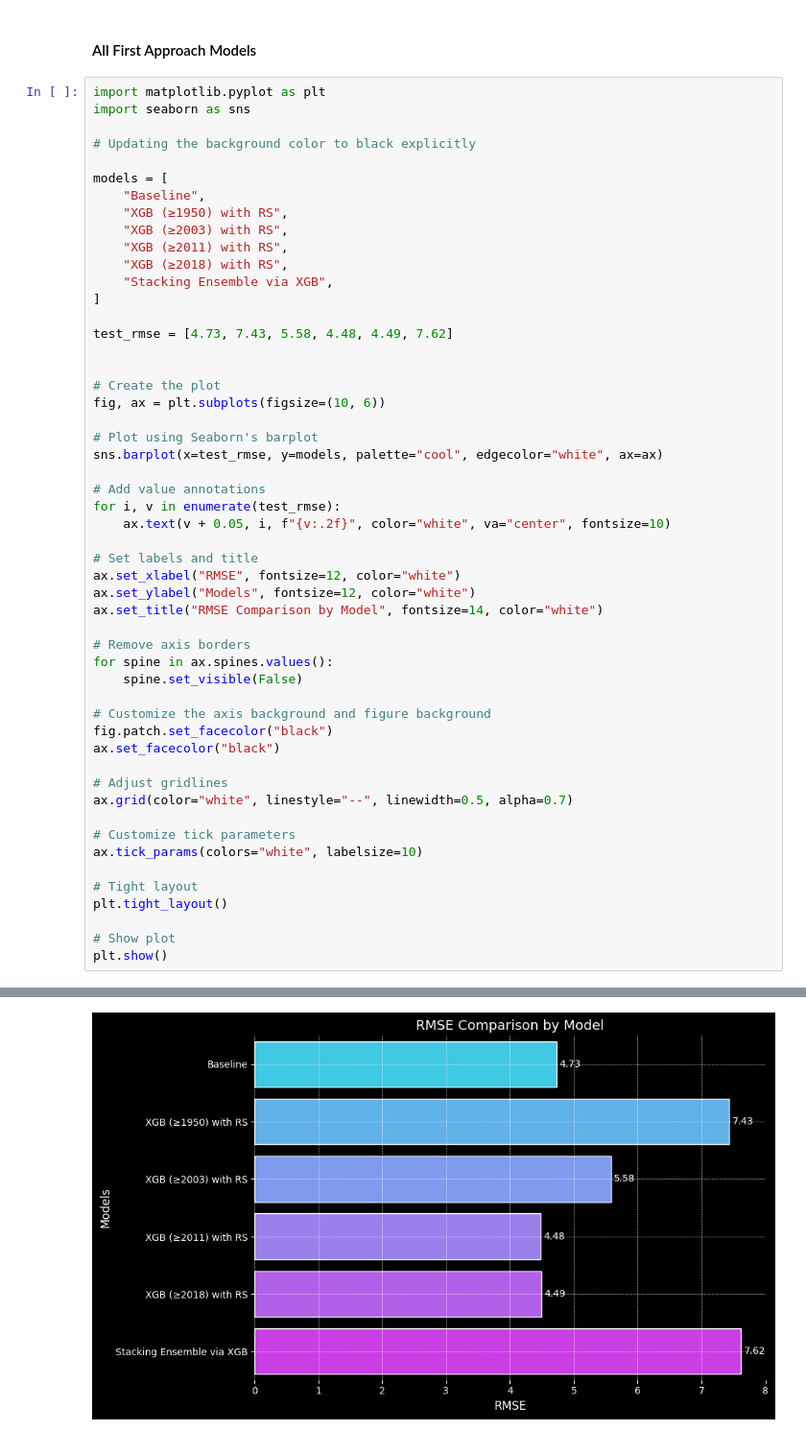
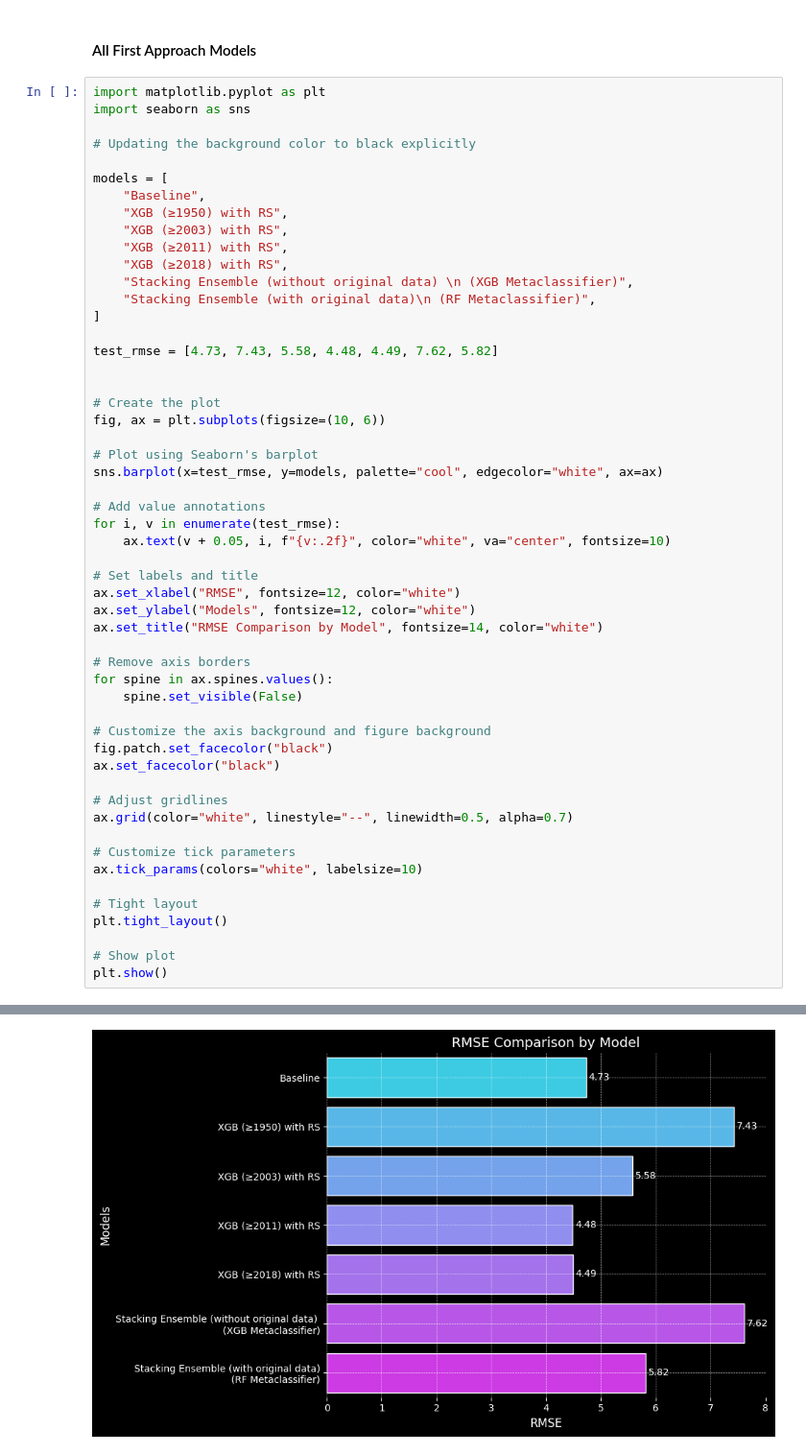
Before and after one commit to fengelnsbauer/ie500-data-mining-group7, a Jupyter notebook: src/40_plots.ipynb, the cells around one changed output, grey strips where cells are left out. Shown at 96% size. Cells and saved outputs as stored; diff of their text form.

Commit message:
feat: update plots

```diff
--- a/src/40_plots.ipynb
+++ b/src/40_plots.ipynb
@@ -12,10 +12,11 @@ models = [
     "XGB (≥2003) with RS",
     "XGB (≥2011) with RS",
     "XGB (≥2018) with RS",
-    "Stacking Ensemble via XGB",
+    "Stacking Ensemble (without original data) \n (XGB Metaclassifier)",
+    "Stacking Ensemble (with original data)\n (RF Metaclassifier)",
 ]
 
-test_rmse = [4.73, 7.43, 5.58, 4.48, 4.49, 7.62]
+test_rmse = [4.73, 7.43, 5.58, 4.48, 4.49, 7.62, 5.82]
 
 
 # Create the plot
@@ -29,31 +30,31 @@ for i, v in enumerate(test_rmse):
     ax.text(v + 0.05, i, f"{v:.2f}", color="white", va="center", fontsize=10)
 
 # Set labels and title
 ax.set_xlabel("RMSE", fontsize=12, color="white")
 ax.set_ylabel("Models", fontsize=12, color="white")
 ax.set_title("RMSE Comparison by Model", fontsize=14, color="white")
 
 # Remove axis borders
 for spine in ax.spines.values():
     spine.set_visible(False)
 
 # Customize the axis background and figure background
 fig.patch.set_facecolor("black")
 ax.set_facecolor("black")
 
 # Adjust gridlines
 ax.grid(color="white", linestyle="--", linewidth=0.5, alpha=0.7)
 
 # Customize tick parameters
 ax.tick_params(colors="white", labelsize=10)
 
 # Tight layout
 plt.tight_layout()
 
 # Show plot
 plt.show()
 # %% [output]
 Passing `palette` without assigning `hue` is deprecated and will be removed in v0.14.0. Assign the `y` variable to `hue` and set `legend=False` for the same effect.
 
   sns.barplot(x=test_rmse, y=models, palette="cool", edgecolor="white", ax=ax)
-[figure, old version]
+[figure, new version]
```
